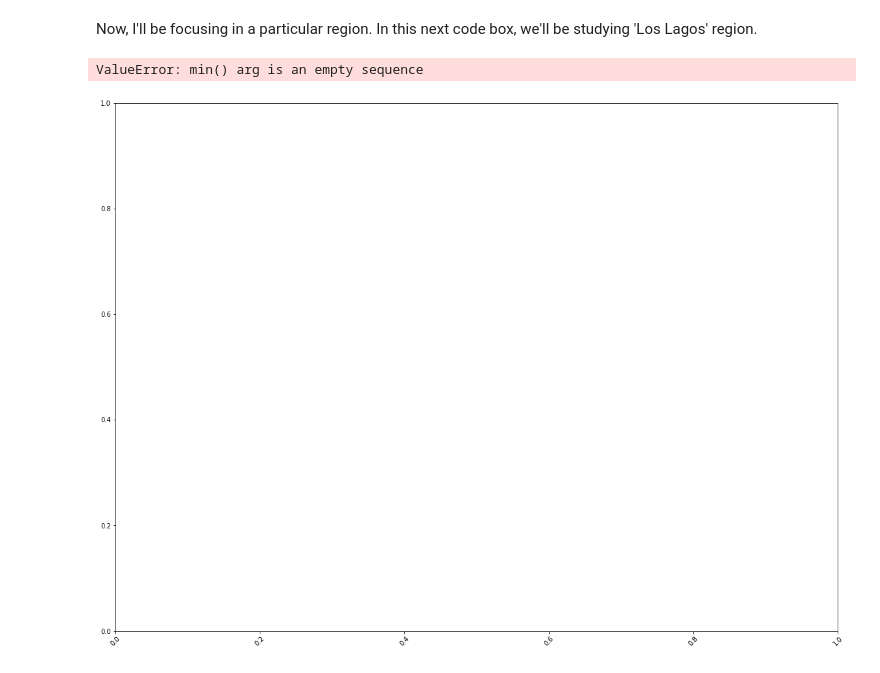
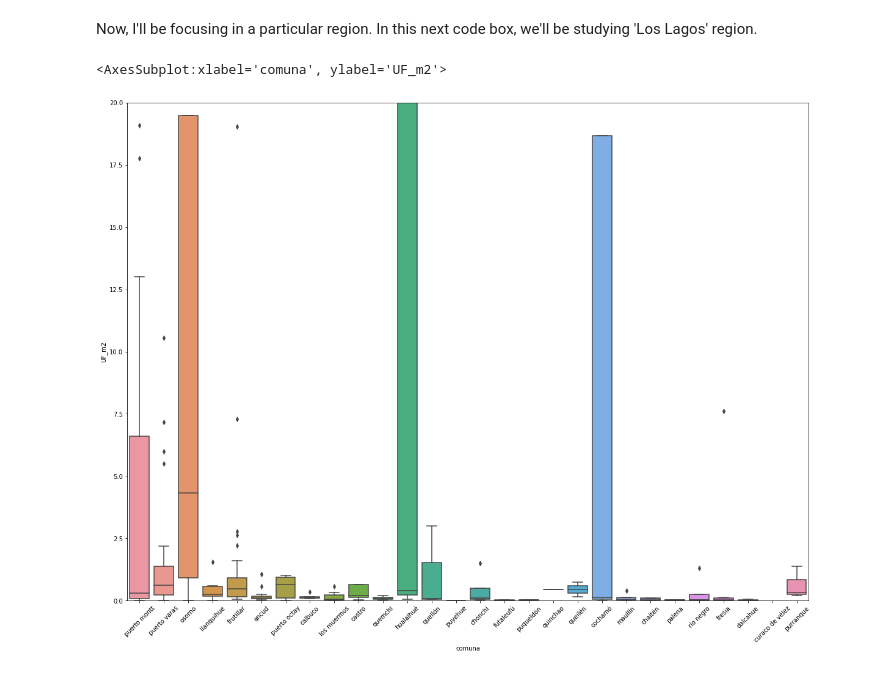
Before and after one commit to alonsoU/WallAlley, a Jupyter notebook: new_project/analysis_first.ipynb, the cells around one changed output. Cells and saved outputs as stored; diff of their text form; code cells hidden in the pictures.

```diff
--- a/new_project/analysis_first.ipynb
+++ b/new_project/analysis_first.ipynb
@@ -98,18 +67,21 @@ sb.boxplot(data=beauty, x="región", y="precio_m2", ax=ax)
 # %% [markdown]
 Now, I'll be focusing in a particular region. In this next code box, we'll be studying 'Los Lagos' region.
-# %%
-fig, ax = plt.subplots(1 , figsize=(20,15))
-ax.tick_params(axis='x', rotation=45)
-#ax.set_ylim([0,0.04*1e6])
-comm_merge = df.merge(comm_df)
-sells_mask = np.all([comm_merge["región"]=="los lagos", \
-    np.any([comm_merge["propiedad"]=="casas",comm_merge["propiedad"]=="terrenos"], axis=0)], \
-        axis=0)
-loslagos = comm_merge.loc[sells_mask, :]
-sb.boxplot(data=loslagos, x="comuna", y="precio_m2", ax=ax)
-# %% [output]
-ValueError: min() arg is an empty sequence
-[figure, removed]
+# %%
+# Only 'ventas' or sells, merge with communes dataset to identify regions. In the third row next, propperties of interest are displayed.
+comm_merge = df.merge(comm_df)
+sells_mask = np.all([comm_merge["región"]=="los lagos", \
+    np.any([comm_merge["propiedad"]=="terrenos",comm_merge["propiedad"]=="terrenos"], axis=0)], \
+        axis=0)
+
+fig, ax = plt.subplots(1 , figsize=(20,15))
+ax.tick_params(axis='x', rotation=45)
+ax.set_ylim([0,20])
+
+loslagos = comm_merge.loc[sells_mask, :]
+sb.boxplot(data=loslagos, x="comuna", y="UF_m2", ax=ax)
+# %% [output]
+<AxesSubplot:xlabel='comuna', ylabel='UF_m2'>
+[figure, added]
 # %%
 loslagos.loc[loslagos["comuna"]=="frutillar",:]
 # %% [output]
```
Also changed, not shown: parts of 3 cells of this notebook.
